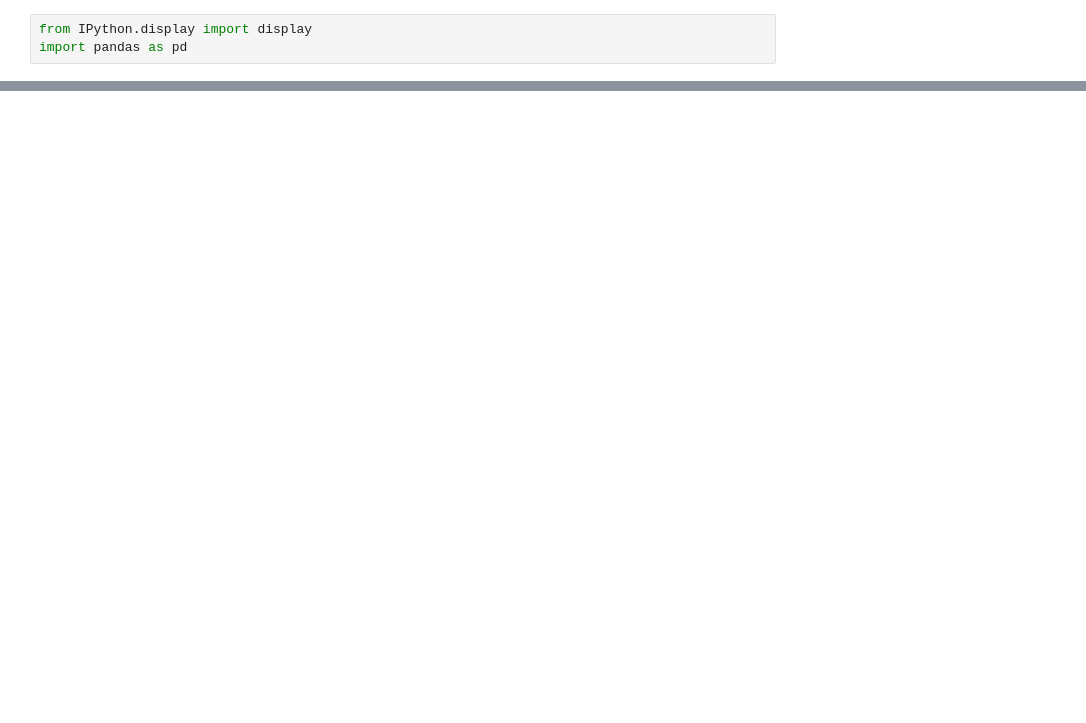
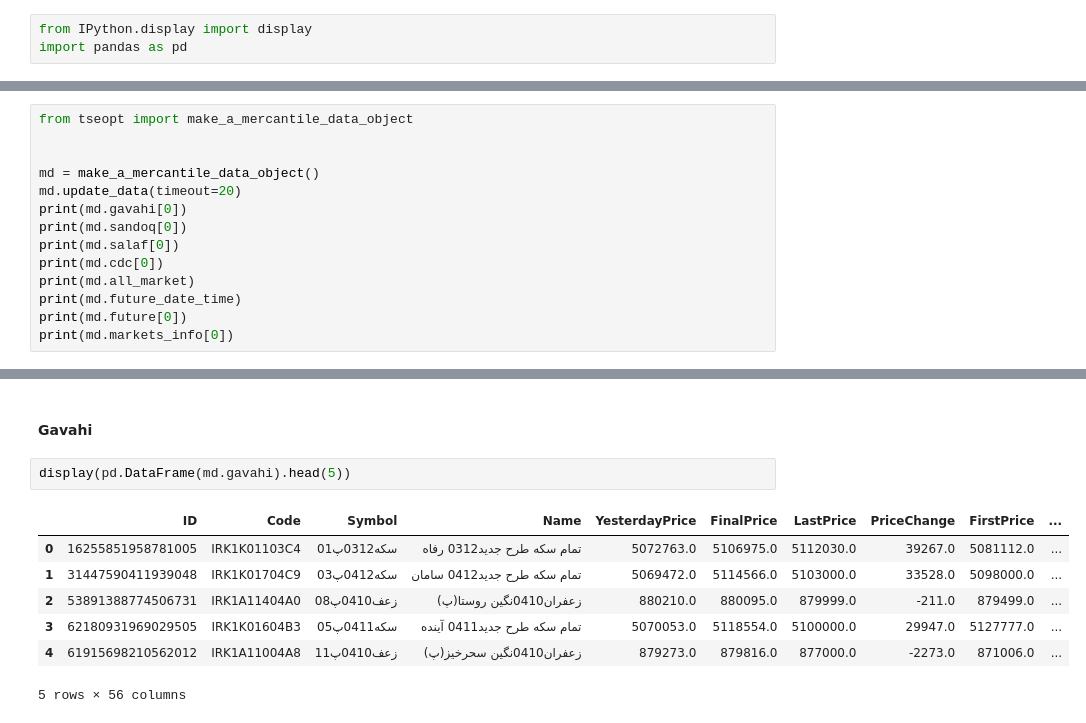
Before and after one commit to masoudghah/TSELiveOptionData, a Jupyter notebook: README.ipynb, the cells around one changed output, grey strips where cells are left out. Saved outputs shown, nothing was run; the diff lists cells and outputs as text; blank space fills up the shorter version.

```diff
--- a/README.ipynb
+++ b/README.ipynb
@@ -311,0 +140,14 @@ updateCDCMarketsInfo
+# %%
+from tseopt import make_a_mercantile_data_object
+
+
+md = make_a_mercantile_data_object()
+md.update_data(timeout=20)
+print(md.gavahi[0])
+print(md.sandoq[0])
+print(md.salaf[0])
+print(md.cdc[0])
+print(md.all_market)
+print(md.future_date_time)
+print(md.future[0])
+print(md.markets_info[0])
@@ -311,0 +163,12 @@ updateCDCMarketsInfo
+# %% [markdown]
+#### Gavahi
+# %%
+display(pd.DataFrame(md.gavahi).head(5))
+# %% [output]
+|  | ID | Code | Symbol | Name | YesterdayPrice | FinalPrice | LastPrice | PriceChange | FirstPrice | ... |
+| 0 | 16255851958781005 | IRK1K01103C4 | سكه0312پ01 | تمام سكه طرح جديد0312 رفاه | 5072763.0 | 5106975.0 | 5112030.0 | 39267.0 | 5081112.0 | ... |
+| 1 | 31447590411939048 | IRK1K01704C9 | سكه0412پ03 | تمام سكه طرح جديد0412 سامان | 5069472.0 | 5114566.0 | 5103000.0 | 33528.0 | 5098000.0 | ... |
+| 2 | 53891388774506731 | IRK1A11404A0 | زعف0410پ08 | زعفران0410نگين روستا(پ) | 880210.0 | 880095.0 | 879999.0 | -211.0 | 879499.0 | ... |
+| 3 | 62180931969029505 | IRK1K01604B3 | سكه0411پ05 | تمام سكه طرح جديد0411 آينده | 5070053.0 | 5118554.0 | 5100000.0 | 29947.0 | 5127777.0 | ... |
+| 4 | 61915698210562012 | IRK1A11004A8 | زعف0410پ11 | زعفران0410نگين سحرخيز(پ) | 879273.0 | 879816.0 | 877000.0 | -2273.0 | 871006.0 | ... |
+5 rows × 56 columns
```
Also changed, not shown: parts of 26 cells of this notebook, 20 other files.
